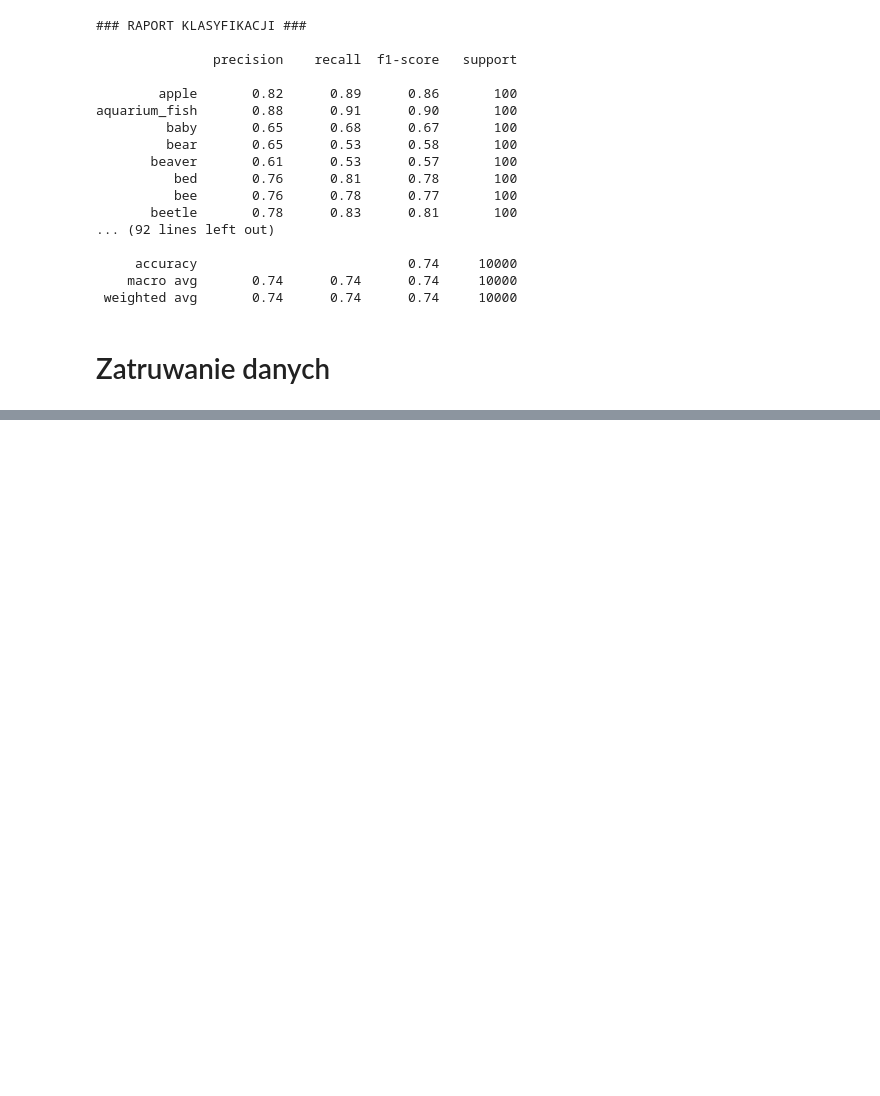
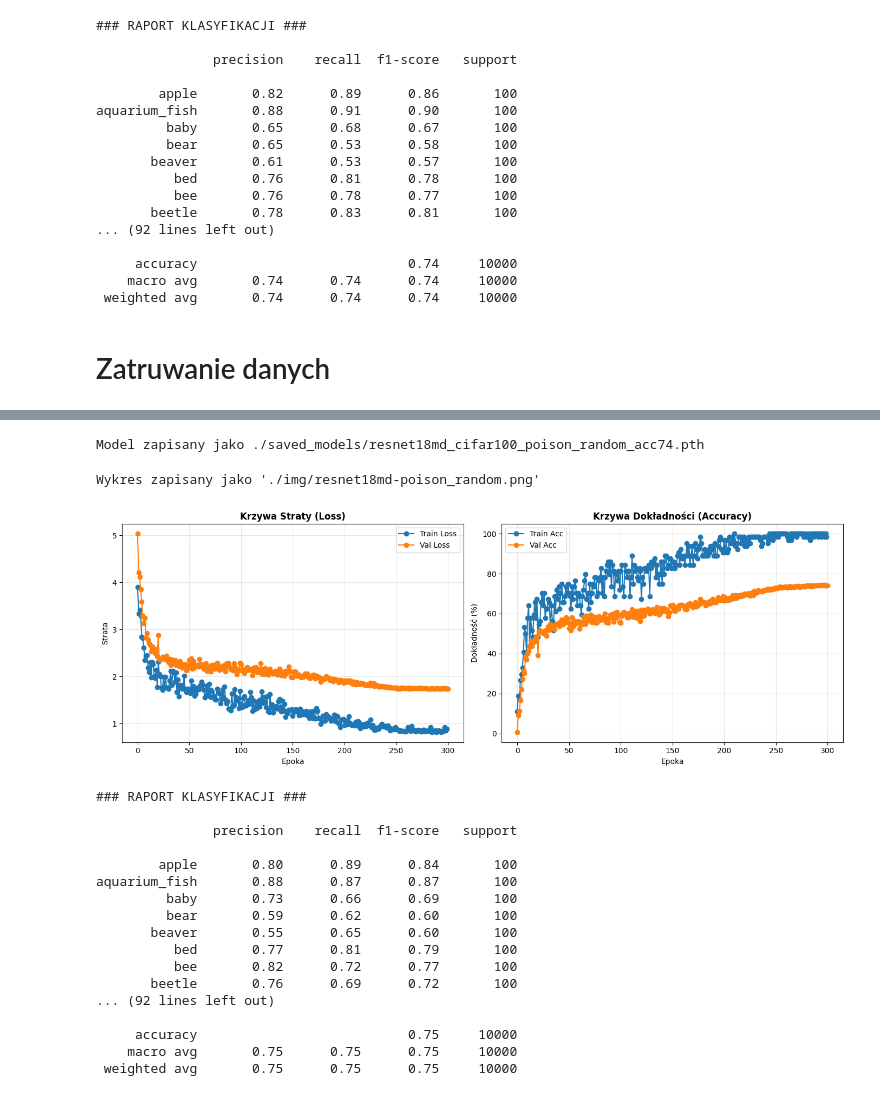
Before and after one commit to Kapturz0ny/resnet-unlearning, a Jupyter notebook: resnet18_learning_v2.ipynb, the cells around one changed output, grey strips where cells are left out. Cells and saved outputs as stored; diff of their text form; code cells hidden in the pictures; blank space fills up the shorter version.

```diff
--- a/resnet18_learning_v2.ipynb
+++ b/resnet18_learning_v2.ipynb
@@ -668,0 +978,3 @@ Generowanie podglądu dla trybu: random...
+# %%
+# Trening
+trainer.fit(model, trainloader, valloader)
@@ -668,0 +1013,29 @@ Generowanie podglądu dla trybu: random...
+# %%
+model_name = './saved_models/resnet18md_cifar100_poison_random_acc74.pth'
+torch.save(model.model.state_dict(), model_name)
+print(f"Model zapisany jako {model_name}")
+# %% [output]
+Model zapisany jako ./saved_models/resnet18md_cifar100_poison_random_acc74.pth
+# %%
+print_training_plot(metrics_collector, name='./img/resnet18md-poison_random.png')
+training_report(model.model, testloader)
+# %% [output]
+Wykres zapisany jako './img/resnet18md-poison_random.png'
+[figure, added]
+### RAPORT KLASYFIKACJI ###
+
+               precision    recall  f1-score   support
+
+        apple       0.80      0.89      0.84       100
+aquarium_fish       0.88      0.87      0.87       100
+         baby       0.73      0.66      0.69       100
+         bear       0.59      0.62      0.60       100
+       beaver       0.55      0.65      0.60       100
+          bed       0.77      0.81      0.79       100
+          bee       0.82      0.72      0.77       100
+       beetle       0.76      0.69      0.72       100
+... (92 lines left out)
+
+     accuracy                           0.75     10000
+    macro avg       0.75      0.75      0.75     10000
+ weighted avg       0.75      0.75      0.75     10000
```
Also changed, not shown: parts of 42 cells of this notebook, 6 other files.
